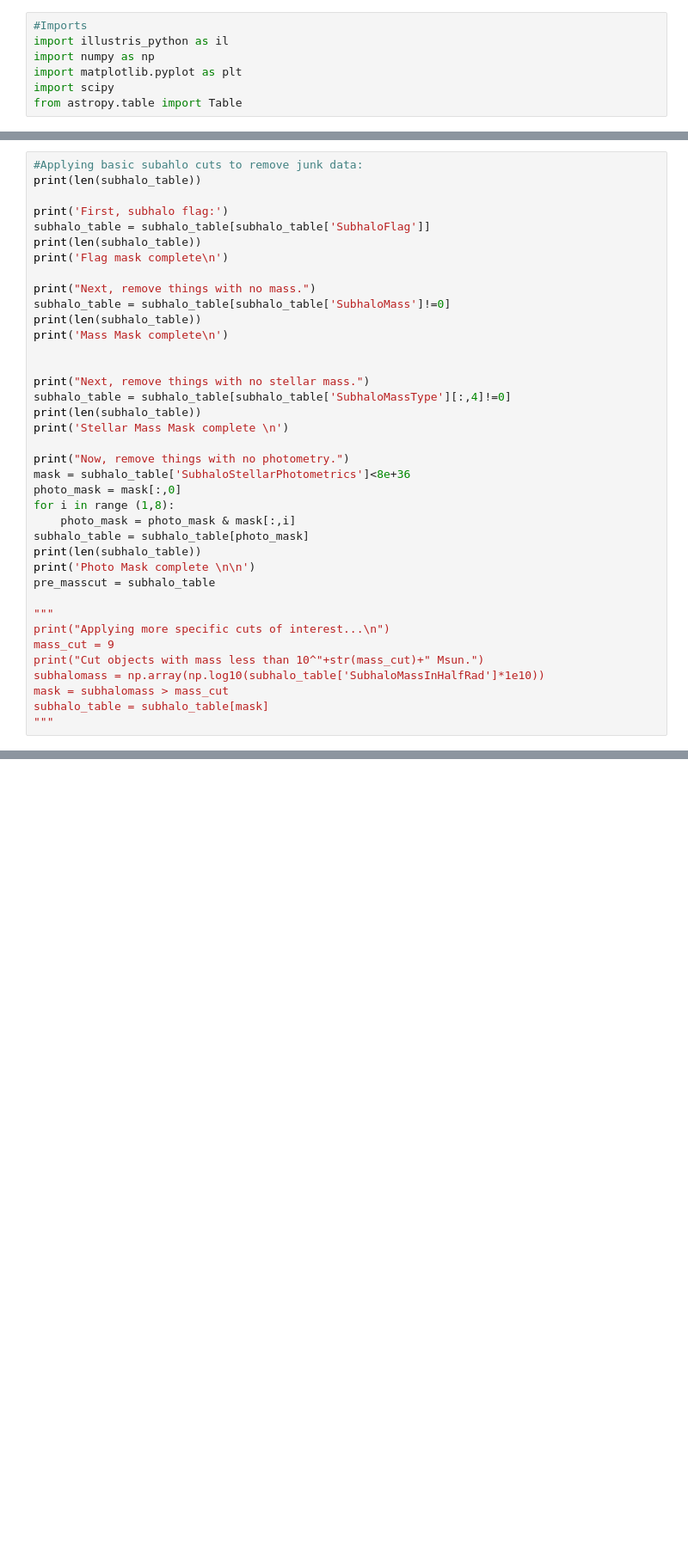
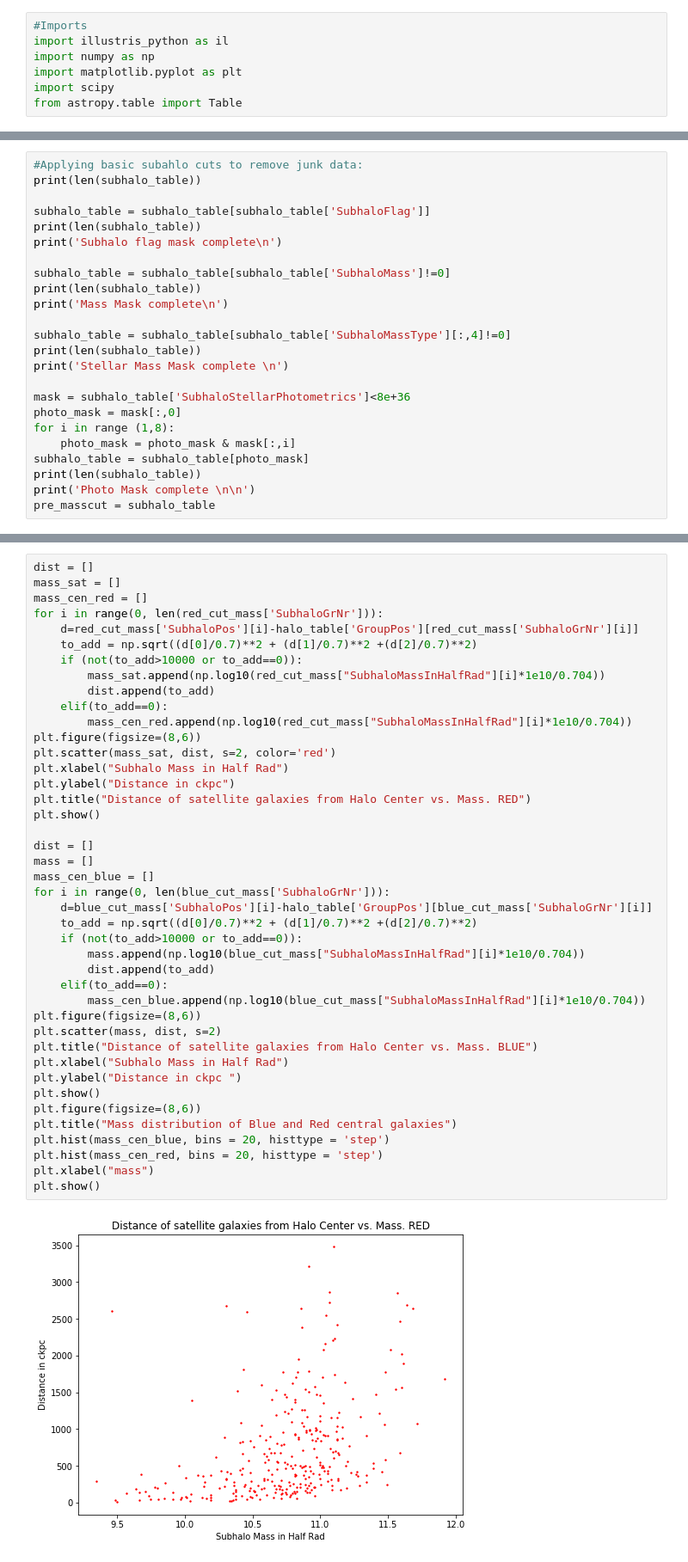
Before and after one commit to hereami321/IllustrisGalaxyAnalysis, a Jupyter notebook: Color Plots IllustrisTNG.ipynb, the cells around one changed output, grey strips where cells are left out. Shown: that part at 86% size. Cells and saved outputs as stored; diff of their text form; blank space fills up the shorter version.

```diff
--- a/Color Plots IllustrisTNG.ipynb
+++ b/Color Plots IllustrisTNG.ipynb
@@ -75,23 +39,18 @@ Length = 130000 rows
 #Applying basic subahlo cuts to remove junk data:
 print(len(subhalo_table))
 
-print('First, subhalo flag:')
 subhalo_table = subhalo_table[subhalo_table['SubhaloFlag']]
 print(len(subhalo_table))
-print('Flag mask complete\n')
+print('Subhalo flag mask complete\n')
 
-print("Next, remove things with no mass.")
 subhalo_table = subhalo_table[subhalo_table['SubhaloMass']!=0]
 print(len(subhalo_table))
 print('Mass Mask complete\n')
 
-
-print("Next, remove things with no stellar mass.")
 subhalo_table = subhalo_table[subhalo_table['SubhaloMassType'][:,4]!=0]
 print(len(subhalo_table))
 print('Stellar Mass Mask complete \n')
 
-print("Now, remove things with no photometry.")
 mask = subhalo_table['SubhaloStellarPhotometrics']<8e+36
 photo_mask = mask[:,0]
 for i in range (1,8):
@@ -100,14 +59,5 @@ subhalo_table = subhalo_table[photo_mask]
 print(len(subhalo_table))
 print('Photo Mask complete \n\n')
 pre_masscut = subhalo_table
-
-"""
-print("Applying more specific cuts of interest...\n")
-mass_cut = 9
-print("Cut objects with mass less than 10^"+str(mass_cut)+" Msun.")
-subhalomass = np.array(np.log10(subhalo_table['SubhaloMassInHalfRad']*1e10))
-mask = subhalomass > mass_cut
-subhalo_table = subhalo_table[mask]
-"""
 # %% [output]
 131761
@@ -194,0 +180,44 @@ def cut(table, field, num):
+# %%
+dist = []
+mass_sat = []
+mass_cen_red = []
+for i in range(0, len(red_cut_mass['SubhaloGrNr'])):
+    d=red_cut_mass['SubhaloPos'][i]-halo_table['GroupPos'][red_cut_mass['SubhaloGrNr'][i]]
+    to_add = np.sqrt((d[0]/0.7)**2 + (d[1]/0.7)**2 +(d[2]/0.7)**2)
+    if (not(to_add>10000 or to_add==0)):
+        mass_sat.append(np.log10(red_cut_mass["SubhaloMassInHalfRad"][i]*1e10/0.704))
+        dist.append(to_add)
+    elif(to_add==0):
+        mass_cen_red.append(np.log10(red_cut_mass["SubhaloMassInHalfRad"][i]*1e10/0.704))
+plt.figure(figsize=(8,6))
+plt.scatter(mass_sat, dist, s=2, color='red')
+plt.xlabel("Subhalo Mass in Half Rad")
+plt.ylabel("Distance in ckpc")
+plt.title("Distance of satellite galaxies from Halo Center vs. Mass. RED")
+plt.show()
+
+dist = []
+mass = []
+mass_cen_blue = []
+for i in range(0, len(blue_cut_mass['SubhaloGrNr'])):
+    d=blue_cut_mass['SubhaloPos'][i]-halo_table['GroupPos'][blue_cut_mass['SubhaloGrNr'][i]]
+    to_add = np.sqrt((d[0]/0.7)**2 + (d[1]/0.7)**2 +(d[2]/0.7)**2)
+    if (not(to_add>10000 or to_add==0)):
+        mass.append(np.log10(blue_cut_mass["SubhaloMassInHalfRad"][i]*1e10/0.704))
+        dist.append(to_add)
+    elif(to_add==0):
+        mass_cen_blue.append(np.log10(blue_cut_mass["SubhaloMassInHalfRad"][i]*1e10/0.704))
+plt.figure(figsize=(8,6))
+plt.scatter(mass, dist, s=2)
+plt.title("Distance of satellite galaxies from Halo Center vs. Mass. BLUE")
+plt.xlabel("Subhalo Mass in Half Rad")
+plt.ylabel("Distance in ckpc ")
+plt.show()
+plt.figure(figsize=(8,6))
+plt.title("Mass distribution of Blue and Red central galaxies")
+plt.hist(mass_cen_blue, bins = 20, histtype = 'step')
+plt.hist(mass_cen_red, bins = 20, histtype = 'step')
+plt.xlabel("mass")
+plt.show()
+# %% [output]
+[figure, added]
```
Also changed, not shown: parts of 15 cells of this notebook, 1 other file.
